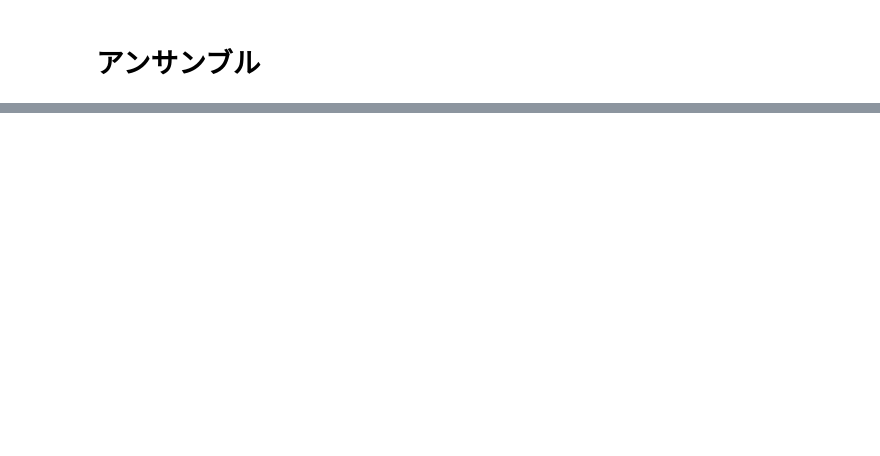
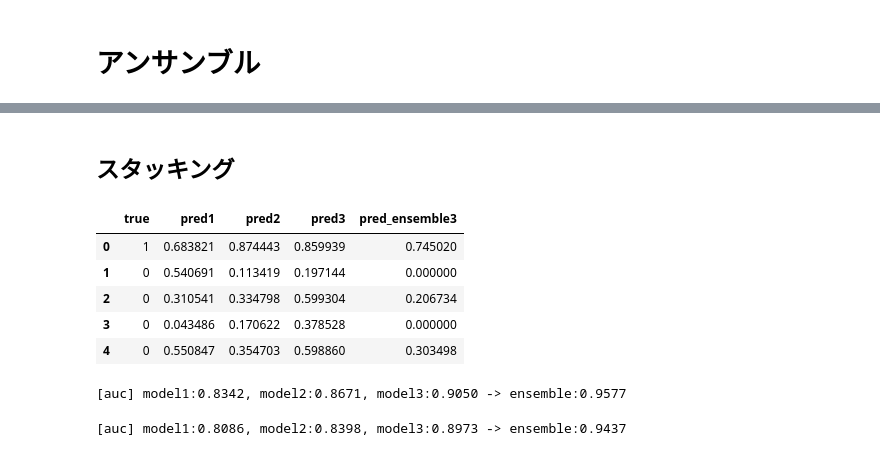
Before and after one commit to soeatu/kaggle_basic, a Jupyter notebook: kagglebook-modeltuning.ipynb, the cells around one changed output, grey strips where cells are left out. Drawn from its saved outputs; the diff is of its cells as text; code cells hidden in the pictures; blank space fills up the shorter version.

```diff
--- a/kagglebook-modeltuning.ipynb
+++ b/kagglebook-modeltuning.ipynb
@@ -679,0 +769,50 @@ accuracy: 0.7095
+# %% [markdown]
+## スタッキング
+# %%
+# スタッキングによるいアンサンブル（予測値から値を予測するモデルを利用する方法）
+from sklearn.linear_model import Lasso
+
+x, y = df_train[["pred1", "pred2", "pred3"]], df_train[["true"]]
+oof = np.zeros(len(x))
+models = []
+
+cv = list(StratifiedKFold(n_splits=5, shuffle=True, random_state=123).split(x, y))
+for nfold in np.arange(5):
+    # 学習データと検証データの分離
+    idx_tr, idx_va = cv[nfold][0], cv[nfold][1]
+    x_tr, y_tr = x.loc[idx_tr, :], y.loc[idx_tr, :]
+    x_va, y_va = x.loc[idx_va, :], y.loc[idx_va, :]
+
+    # モデル学習
+    model = Lasso(alpha=0.01)
+    model.fit(x_tr, y_tr)
+    models.append(model)
+
+    # 検証データの予測値算出
+    y_va_pred = model.predict(x_va)
+    oof[idx_va] = y_va_pred
+
+df_train["pred_ensemble3"] = oof
+df_train["pred_ensemble3"] = df_train["pred_ensemble3"].clip(lower=0, upper=1)
+df_train[["true","pred1","pred2","pred3","pred_ensemble3"]].head()
+# %% [output]
+|  | true | pred1 | pred2 | pred3 | pred_ensemble3 |
+| 0 | 1 | 0.683821 | 0.874443 | 0.859939 | 0.745020 |
+| 1 | 0 | 0.540691 | 0.113419 | 0.197144 | 0.000000 |
+| 2 | 0 | 0.310541 | 0.334798 | 0.599304 | 0.206734 |
+| 3 | 0 | 0.043486 | 0.170622 | 0.378528 | 0.000000 |
+| 4 | 0 | 0.550847 | 0.354703 | 0.598860 | 0.303498 |
+# %%
+#アンサンブル精度評価
+evaluate_ensemble(df_train, col_pred="pred_ensemble3")
+# %% [output]
+[auc] model1:0.8342, model2:0.8671, model3:0.9050 -> ensemble:0.9577
+# %%
+#推論時のアンサンブル処理と精度評価
+df_test["pred_ensemble3"] = 0
+for model in models:
+    df_test["pred_ensemble3"] += model.predict(df_test[["pred1", "pred2", "pred3"]]) / len(models)
+df_test["pred_ensemble3"] = df_test["pred_ensemble3"].clip(lower=0, upper=1)
+evaluate_ensemble(df_test, col_pred="pred_ensemble3")
+# %% [output]
+[auc] model1:0.8086, model2:0.8398, model3:0.8973 -> ensemble:0.9437
```
Also changed, not shown: parts of 15 cells of this notebook.
